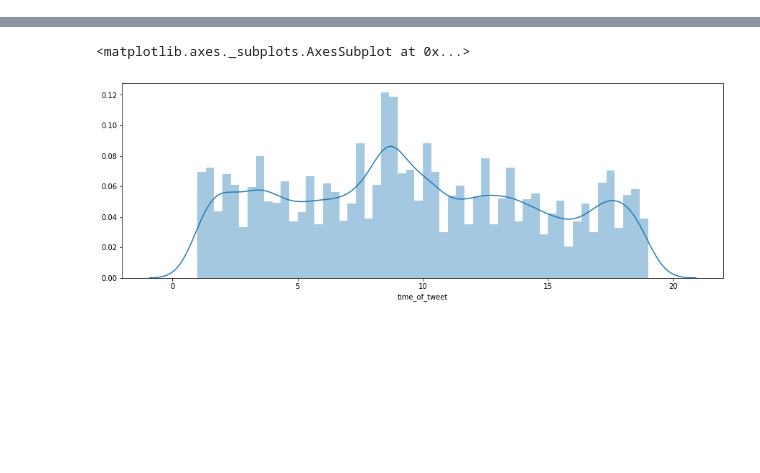
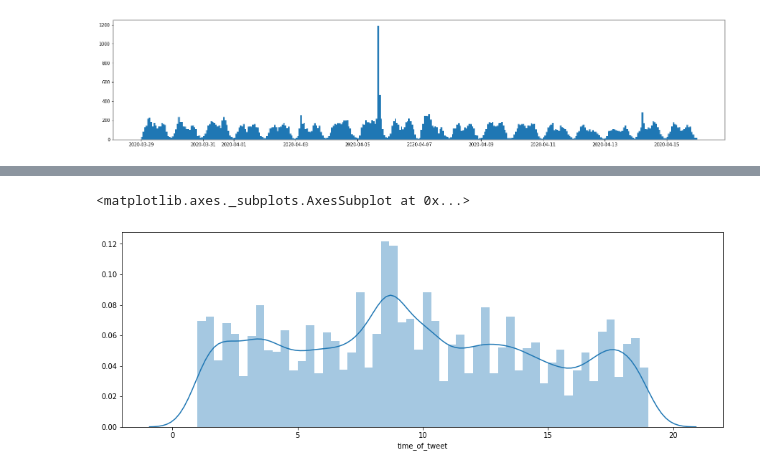
Before and after one commit to ShubhangiSoni1603/Sentimental_analysis_twitter_IN, a Jupyter notebook: Untitled3.ipynb, the cells around one changed output, grey strips where cells are left out. Cells and saved outputs as stored; diff of their text form; code cells hidden in the pictures; blank space fills up the shorter version.

```diff
--- a/Untitled3.ipynb
+++ b/Untitled3.ipynb
@@ -150,9 +155,3 @@ def readfiles(files):
     return dat
 
 dat = readfiles(files)
-# %%
-dat["Month"] = dat["created_at"].apply(lambda x: int(x.split("T")[0].split("-")[1]))
-dat["time_of_tweet"] = dat["day"] + dat.created_at.apply(lambda x:((int(x.split("T")[1].split(":")[0])+
-                                                                    int(x.split("T")[1].split(":")[1])/60 +
-                                                                    int(x.split("T")[1].split(":")[2][:2])/3600))/24)
-dat["time_of_tweet"]
@@ -174,0 +196,4 @@ def prep():
+# %%
+# these are string objects must be converted into time
+dat["created_at"] = pd.to_datetime(dat["created_at"])
+dat["created_at"]
@@ -174,0 +213,7 @@ def prep():
+# %%
+# we can plot this to find the most number of tweets
+fig = plt.figure(figsize=(25,5))
+plt.hist(dat["created_at"],bins = 18*20)
+plt.show()
+# %% [output]
+[figure, added]
```
Also changed, not shown: parts of 15 cells of this notebook.
